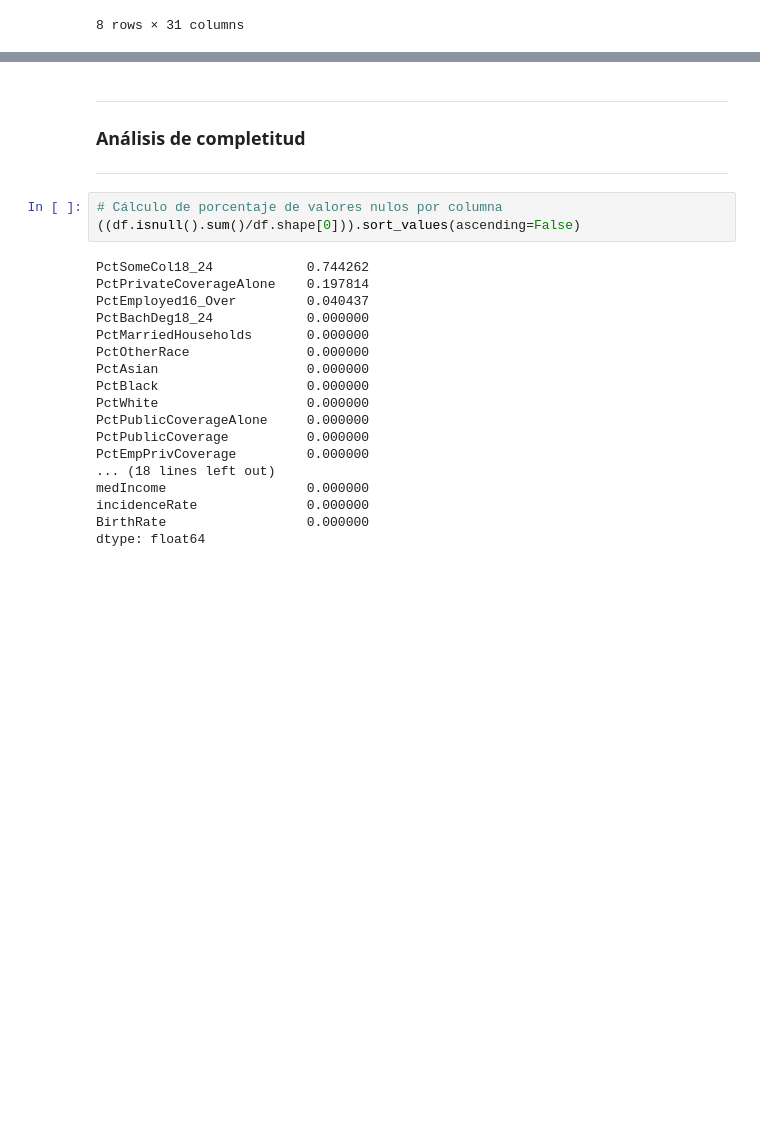
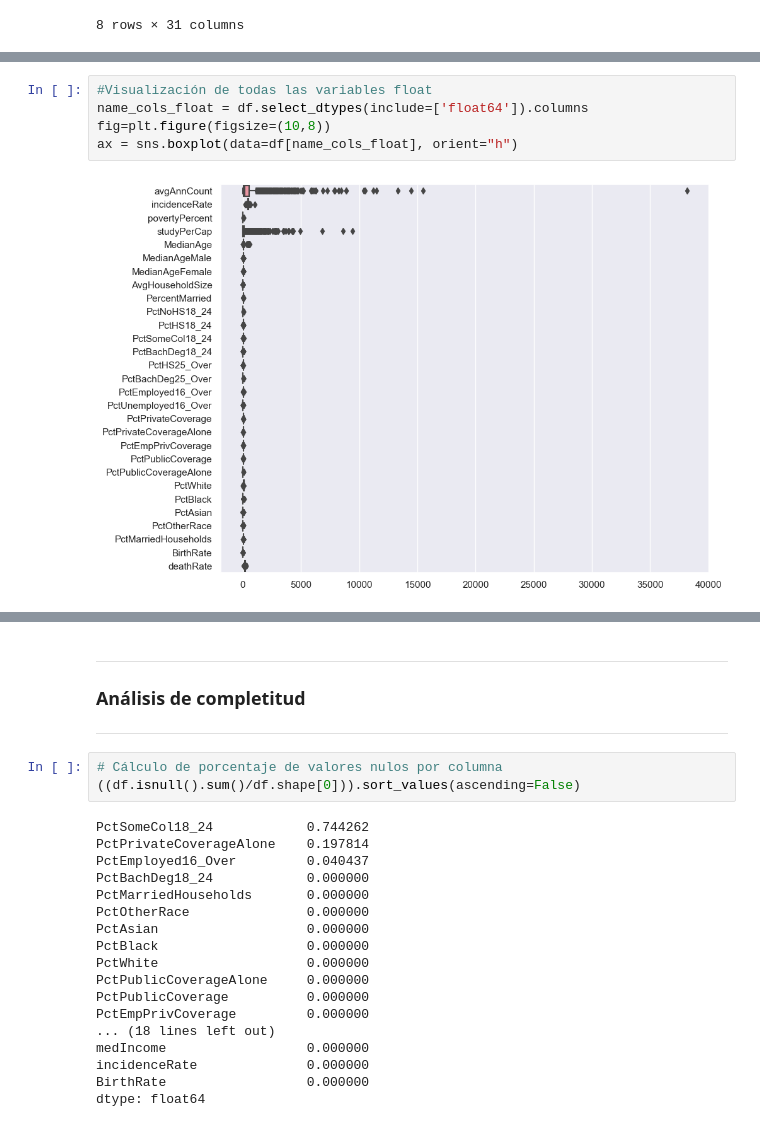
Before and after one commit to ISIS3301-Business-Intelligence/Laboratorio_2, a Jupyter notebook: Laboratorio2.ipynb, the cells around one changed output, grey strips where cells are left out. Saved outputs shown, nothing was run; the diff lists cells and outputs as text; blank space fills up the shorter version.

```diff
--- a/Laboratorio2.ipynb
+++ b/Laboratorio2.ipynb
@@ -155,0 +163,7 @@ df.describe()
+# %%
+#Visualización de todas las variables float
+name_cols_float = df.select_dtypes(include=['float64']).columns
+fig=plt.figure(figsize=(10,8))
+ax = sns.boxplot(data=df[name_cols_float], orient="h")
+# %% [output]
+[figure, added]
```
Also changed, not shown: parts of 5 cells of this notebook.
